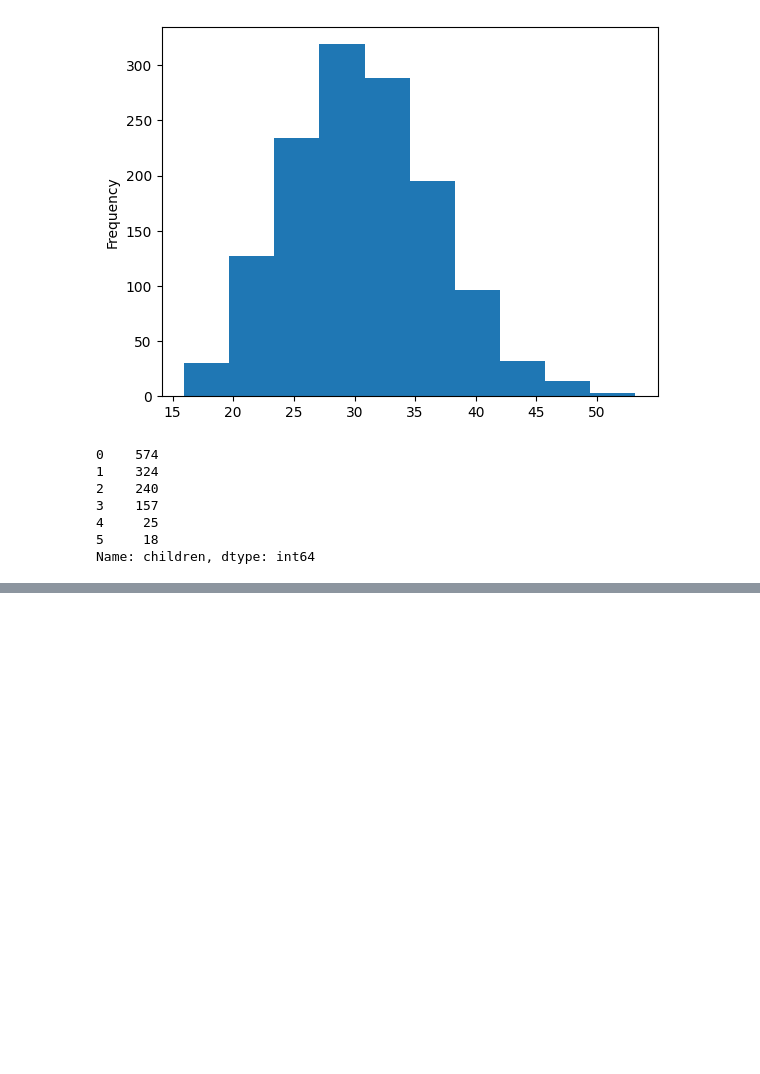
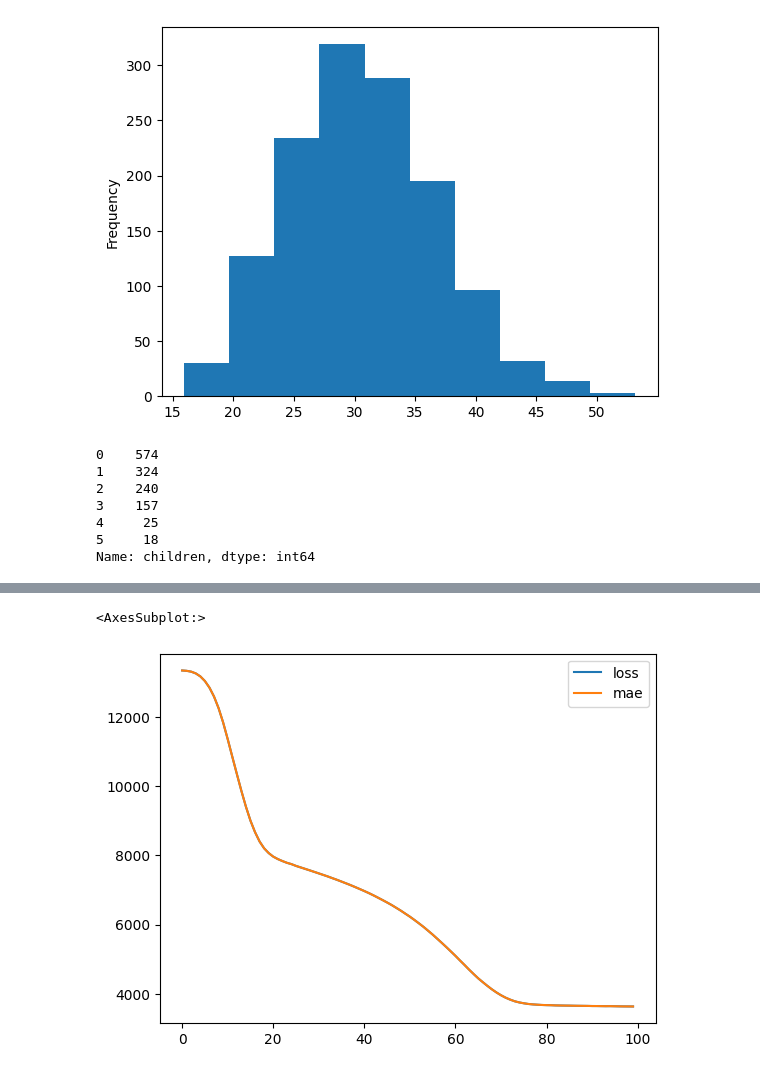
Before and after one commit to gleblevchyshyn/TensorflowLearning, a Jupyter notebook: 01SecondPart.ipynb, the cells around one changed output, grey strips where cells are left out. Drawn from its saved outputs; the diff is of its cells as text; code cells hidden in the pictures; blank space fills up the shorter version.

```diff
--- a/01SecondPart.ipynb
+++ b/01SecondPart.ipynb
@@ -244,0 +247,23 @@ Name: children, dtype: int64
+# %%
+from sklearn.compose import make_column_transformer
+from sklearn.preprocessing import MinMaxScaler, OneHotEncoder
+from sklearn.model_selection import train_test_split
+# Create a column transformer
+ct = make_column_transformer(
+    (MinMaxScaler(), ['age', 'bmi', 'children']), # turn all values in these columns between 0 and 1
+    (OneHotEncoder(handle_unknown='ignore'), ['sex', 'smoker', 'region']),
+)
+
+# Create X and y
+X = insurance.drop('charges', axis=1)
+y = insurance['charges']
+
+# Build our train and test sets
+X_train, X_test, y_train, y_test = train_test_split(X, y, test_size=0.2, random_state=42)
+
+# Fit the column transformer to our training data
+ct.fit(X_train)
+
+# Transorm training and test data with normalization and OneHotEncoder
+X_train_normal = ct.transform(X_train)
+X_test_normal = ct.transform(X_test)
@@ -244,0 +279,16 @@ Name: children, dtype: int64
+# %%
+tf.random.set_seed(42)
+# Build a model
+model = tf.keras.Sequential([
+    tf.keras.layers.Dense(100, input_shape=(11,)),
+    tf.keras.layers.Dense(10),
+    tf.keras.layers.Dense(1)
+])
+
+# Compile the model
+model.compile(loss=tf.keras.losses.mae,
+              optimizer=tf.keras.optimizers.Adam(),
+              metrics=['mae'])
+
+# Fit the model
+history=model.fit(X_train_normal, y_train, epochs=100)
@@ -244,0 +319,5 @@ Name: children, dtype: int64
+# %%
+pd.DataFrame(history.history).plot()
+# %% [output]
+<AxesSubplot:>
+[figure, added]
```
Also changed, not shown: parts of 5 cells of this notebook, 1 other file.
